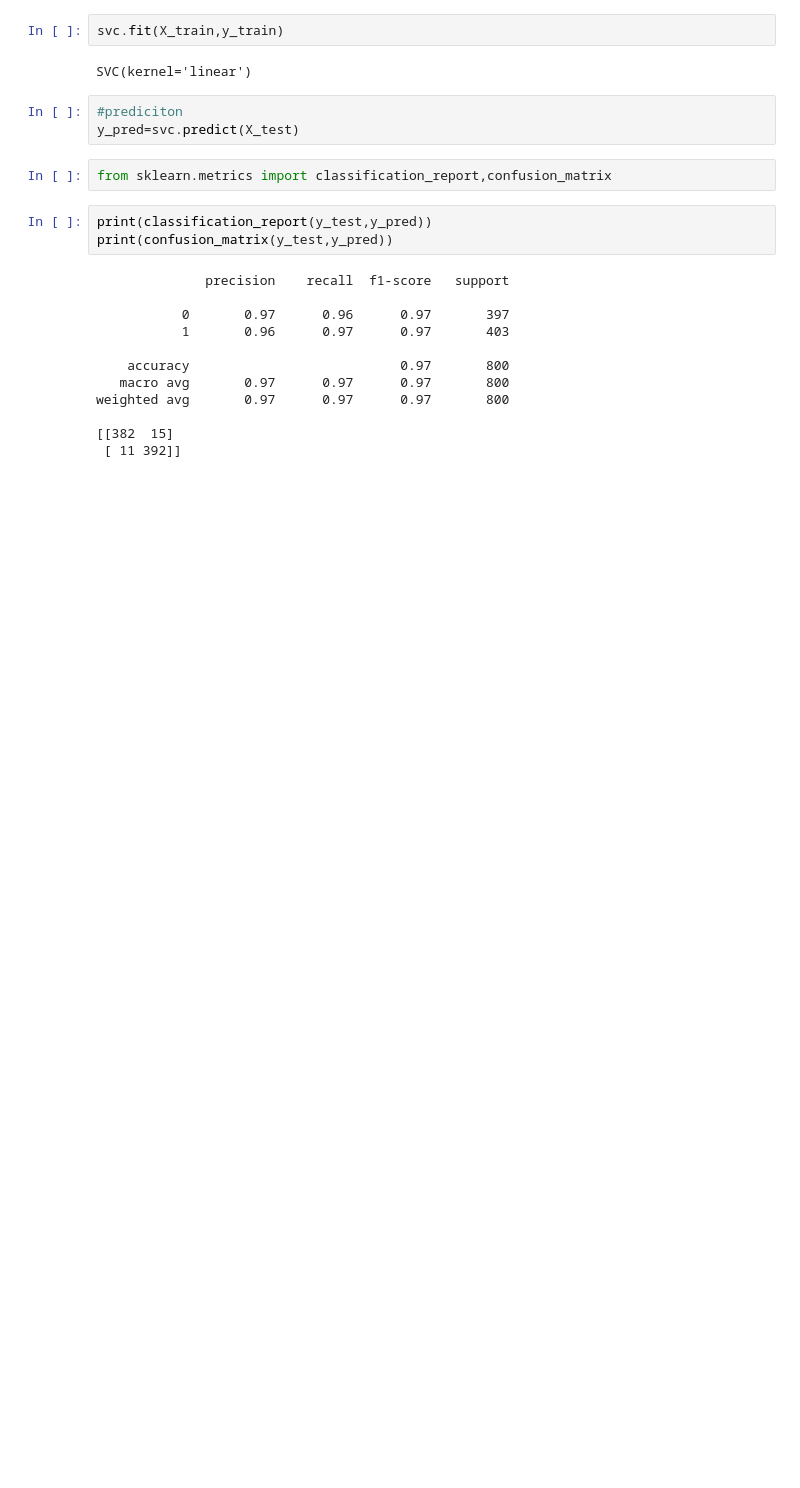
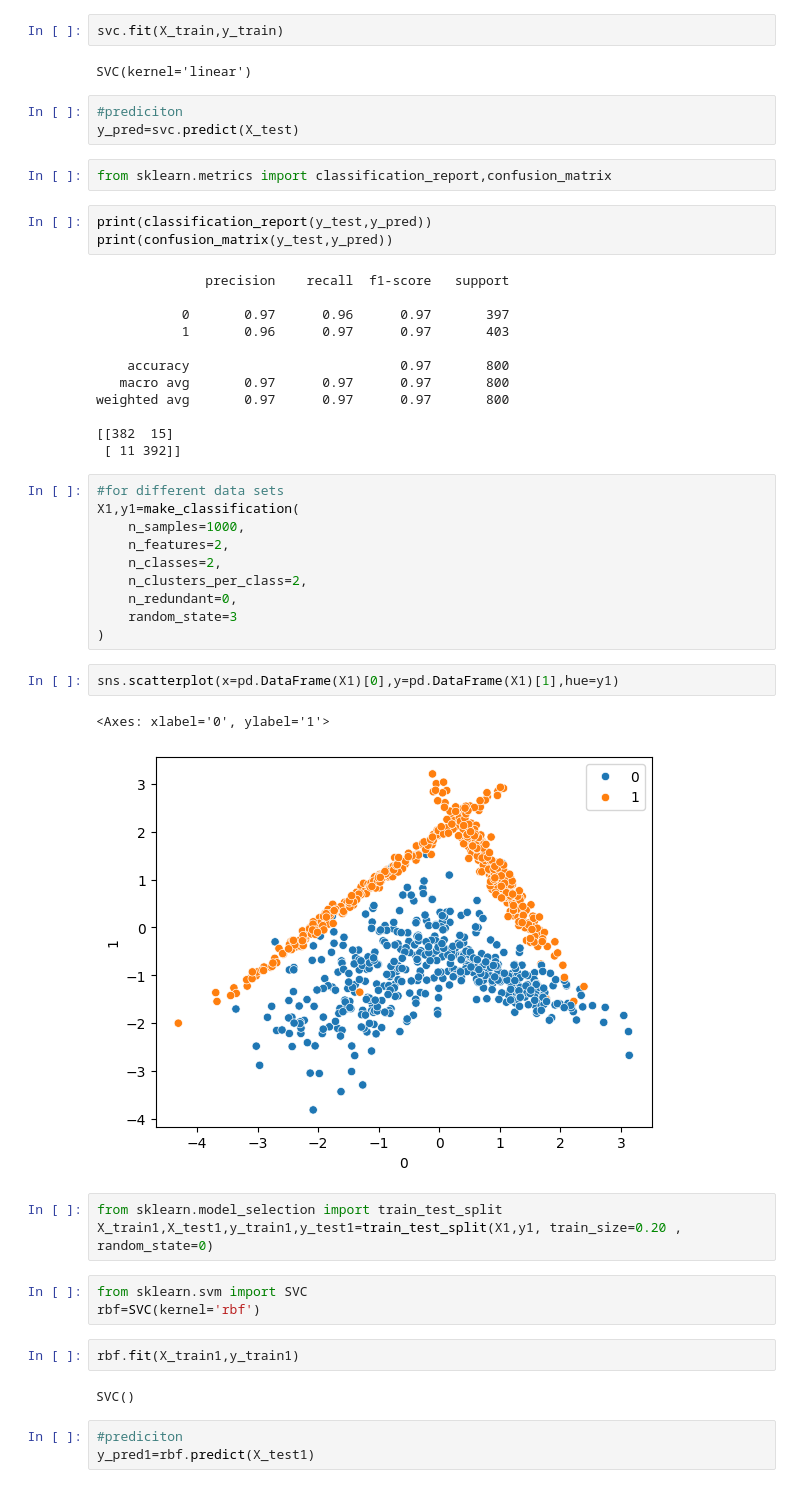
Before and after one commit to yashshahi/Machine_learn, a Jupyter notebook: SVM/support_vector_mach.ipynb, the cells around one changed output. Cells and saved outputs as stored; diff of their text form; blank space fills up the shorter version.

```diff
--- a/SVM/support_vector_mach.ipynb
+++ b/SVM/support_vector_mach.ipynb
@@ -87,3 +87,31 @@ weighted avg       0.97      0.97      0.97       800
 
 [[382  15]
  [ 11 392]]
+# %%
+#for different data sets
+X1,y1=make_classification(
+    n_samples=1000,
+    n_features=2,
+    n_classes=2,
+    n_clusters_per_class=2,
+    n_redundant=0,
+    random_state=3
+)
+# %%
+sns.scatterplot(x=pd.DataFrame(X1)[0],y=pd.DataFrame(X1)[1],hue=y1)
+# %% [output]
+<Axes: xlabel='0', ylabel='1'>
+[figure, added]
+# %%
+from sklearn.model_selection import train_test_split
+X_train1,X_test1,y_train1,y_test1=train_test_split(X1,y1, train_size=0.20 , random_state=0)
+# %%
+from sklearn.svm import SVC
+rbf=SVC(kernel='rbf')
+# %%
+rbf.fit(X_train1,y_train1)
+# %% [output]
+SVC()
+# %%
+#prediciton
+y_pred1=rbf.predict(X_test1)
```
Also changed, not shown: parts of 6 cells of this notebook.
